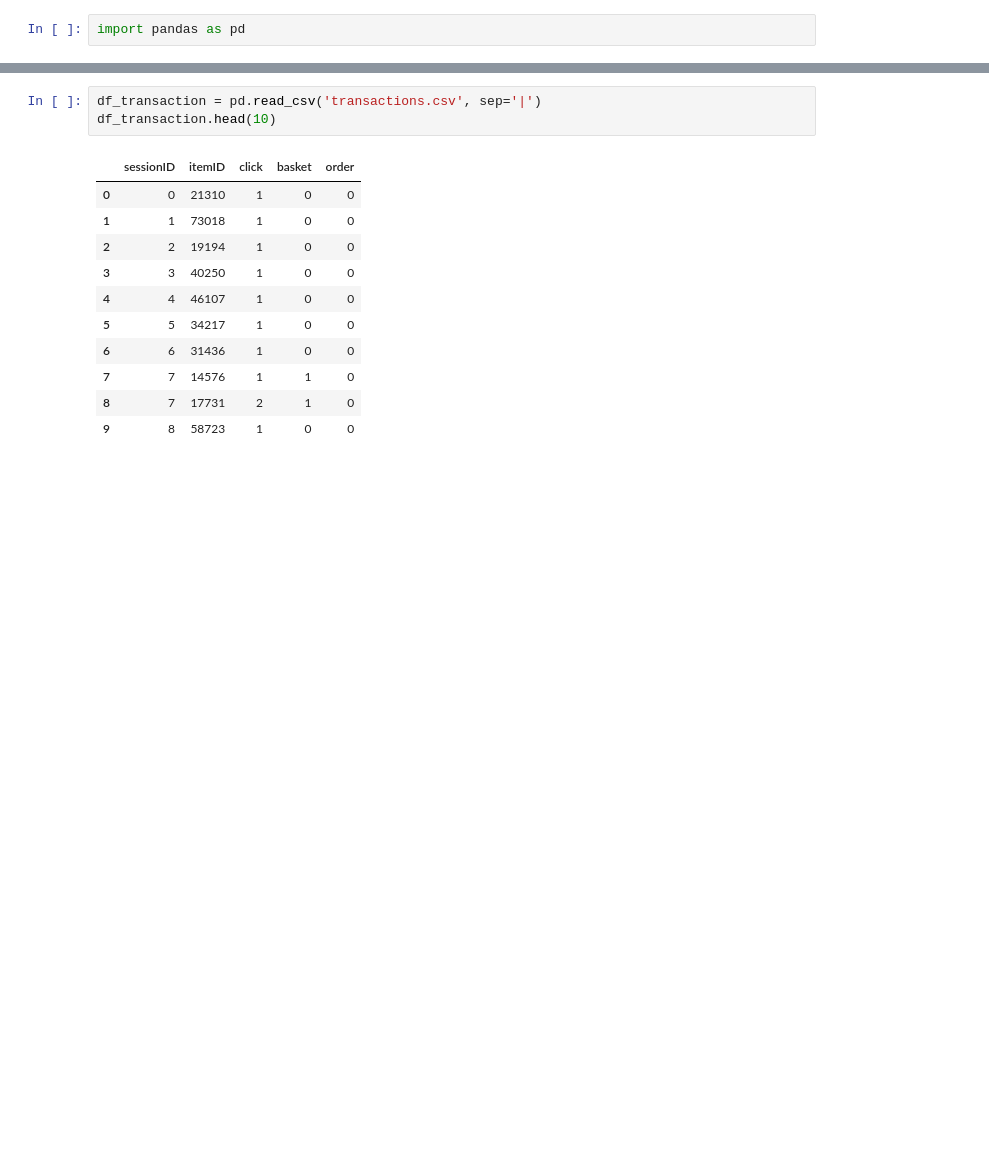
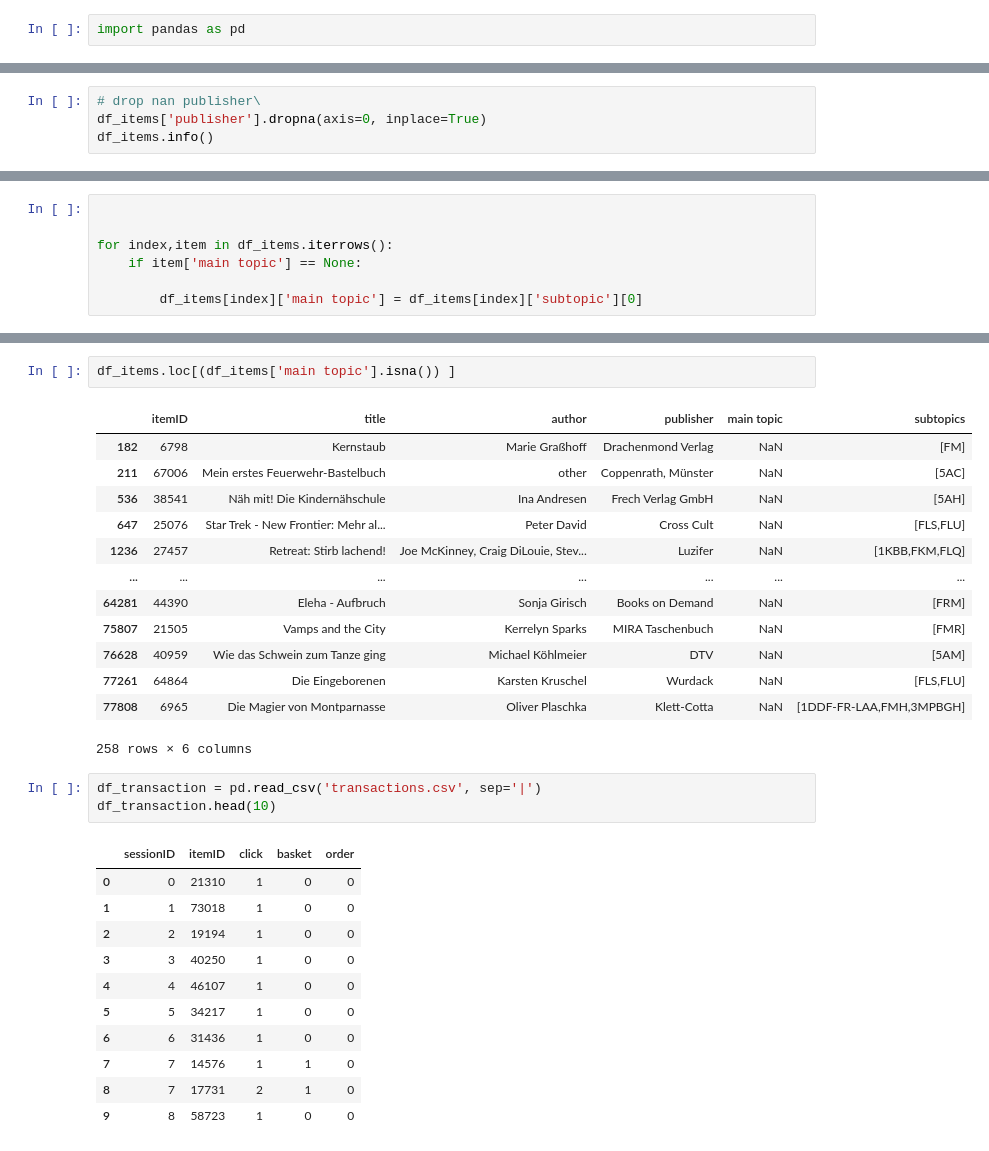
Before and after one commit to ManarAbdelkarim/-item_view, a Jupyter notebook: Untitled.ipynb, the cells around one changed output, grey strips where cells are left out. Saved outputs shown, nothing was run; the diff lists cells and outputs as text; blank space fills up the shorter version.

```diff
--- a/Untitled.ipynb
+++ b/Untitled.ipynb
@@ -23,0 +114,4 @@ df_items.head(20)
+# %%
+# drop nan publisher\
+df_items['publisher'].dropna(axis=0, inplace=True)
+df_items.info()
@@ -24,3 +132,10 @@ df_items.head(20)
+# %%
+
+
+for index,item in df_items.iterrows():
+    if item['main topic'] == None:
+
+        df_items[index]['main topic'] = df_items[index]['subtopic'][0]
 # %%
 df_items.info()
 # %% [output]
@@ -37,6 +152,22 @@ Data columns (total 6 columns):
  5   subtopics   78029 non-null  object
 dtypes: int64(1), object(5)
 memory usage: 3.6+ MB
+# %%
+df_items.loc[(df_items['main topic'].isna()) ]
+# %% [output]
+|  | itemID | title | author | publisher | main topic | subtopics |
+| 182 | 6798 | Kernstaub | Marie Graßhoff | Drachenmond Verlag | NaN | [FM] |
+| 211 | 67006 | Mein erstes Feuerwehr-Bastelbuch | other | Coppenrath, Münster | NaN | [5AC] |
+| 536 | 38541 | Näh mit! Die Kindernähschule | Ina Andresen | Frech Verlag GmbH | NaN | [5AH] |
+| 647 | 25076 | Star Trek - New Frontier: Mehr al... | Peter David | Cross Cult | NaN | [FLS,FLU] |
+| 1236 | 27457 | Retreat: Stirb lachend! | Joe McKinney, Craig DiLouie, Stev... | Luzifer | NaN | [1KBB,FKM,FLQ] |
+| ... | ... | ... | ... | ... | ... | ... |
+| 64281 | 44390 | Eleha - Aufbruch | Sonja Girisch | Books on Demand | NaN | [FRM] |
+| 75807 | 21505 | Vamps and the City | Kerrelyn Sparks | MIRA Taschenbuch | NaN | [FMR] |
+| 76628 | 40959 | Wie das Schwein zum Tanze ging | Michael Köhlmeier | DTV | NaN | [5AM] |
+| 77261 | 64864 | Die Eingeborenen | Karsten Kruschel | Wurdack | NaN | [FLS,FLU] |
+| 77808 | 6965 | Die Magier von Montparnasse | Oliver Plaschka | Klett-Cotta | NaN | [1DDF-FR-LAA,FMH,3MPBGH] |
+258 rows × 6 columns
 # %%
 df_transaction = pd.read_csv('transactions.csv', sep='|')
 df_transaction.head(10)
```
Also changed, not shown: parts of 9 cells of this notebook.
